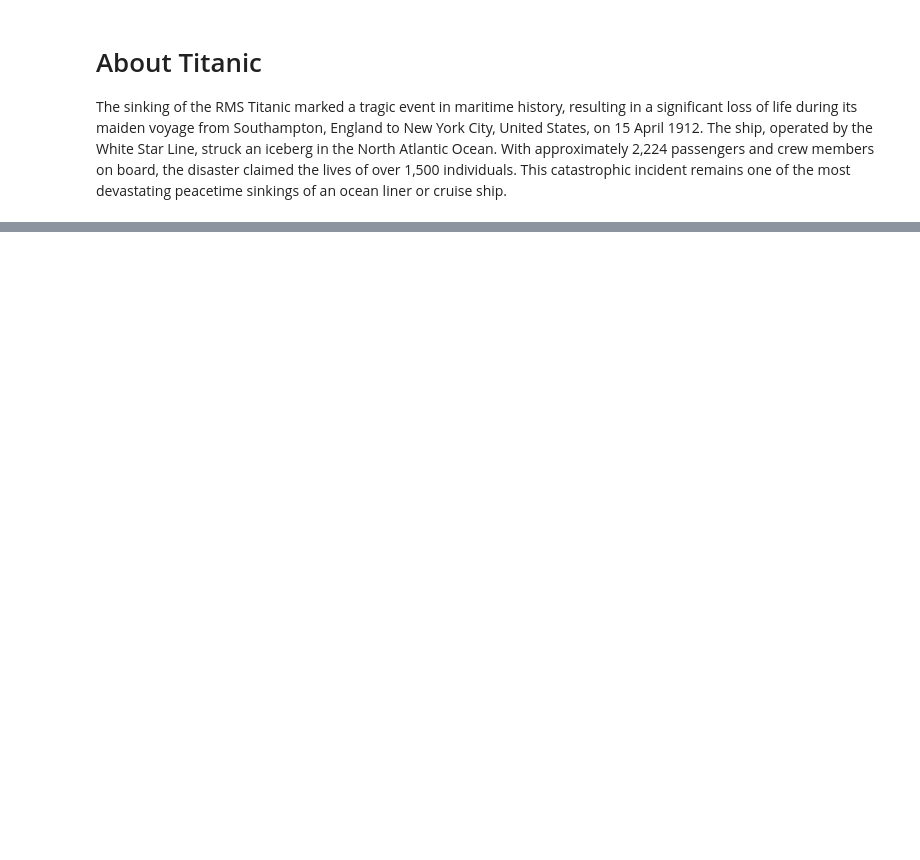
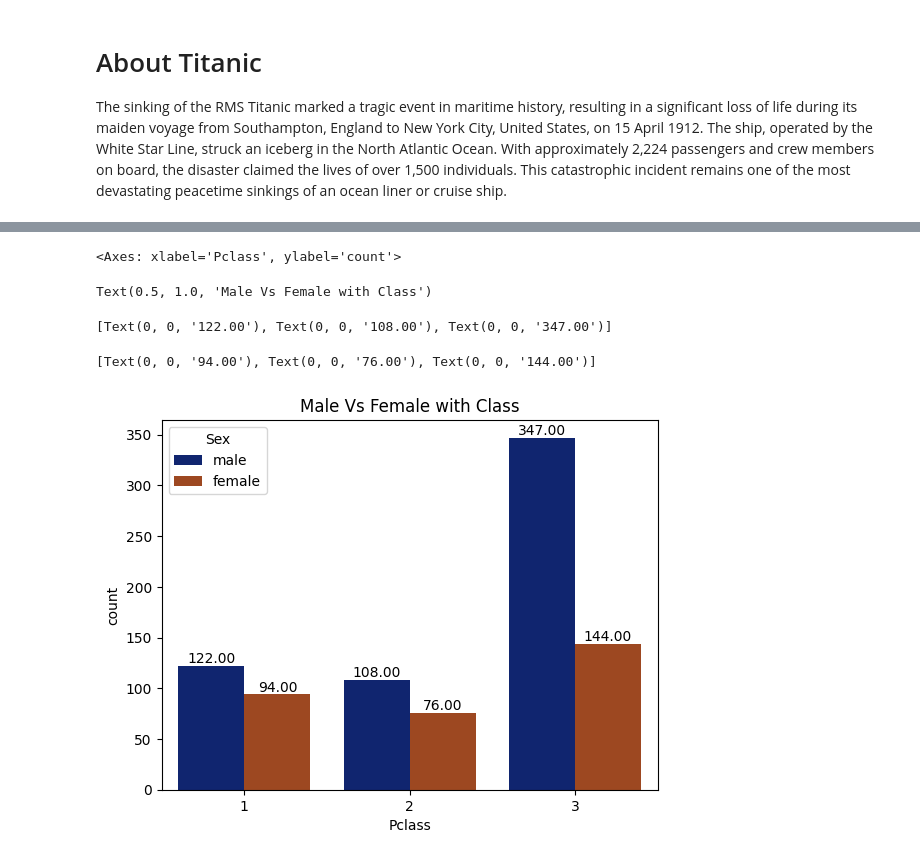
Before and after one commit to Subhamtr01/BDDA, a Jupyter notebook: Titanic.ipynb, the cells around one changed output, grey strips where cells are left out. Cells and saved outputs as stored; diff of their text form; code cells hidden in the pictures; blank space fills up the shorter version.

```diff
--- a/Titanic.ipynb
+++ b/Titanic.ipynb
@@ -878,0 +221,12 @@ xg_sub.to_csv('submission.csv', index=False)
+# %%
+sns.countplot(x='Pclass', hue='Sex', data=train)
+plt.title('Male Vs Female with Class')
+for container in plt.gca().containers:
+    plt.gca().bar_label(container, fmt='%.2f')
+plt.show()
+# %% [output]
+<Axes: xlabel='Pclass', ylabel='count'>
+Text(0.5, 1.0, 'Male Vs Female with Class')
+[Text(0, 0, '122.00'), Text(0, 0, '108.00'), Text(0, 0, '347.00')]
+[Text(0, 0, '94.00'), Text(0, 0, '76.00'), Text(0, 0, '144.00')]
+[figure, added]
```
Also changed, not shown: parts of 138 cells of this notebook.
